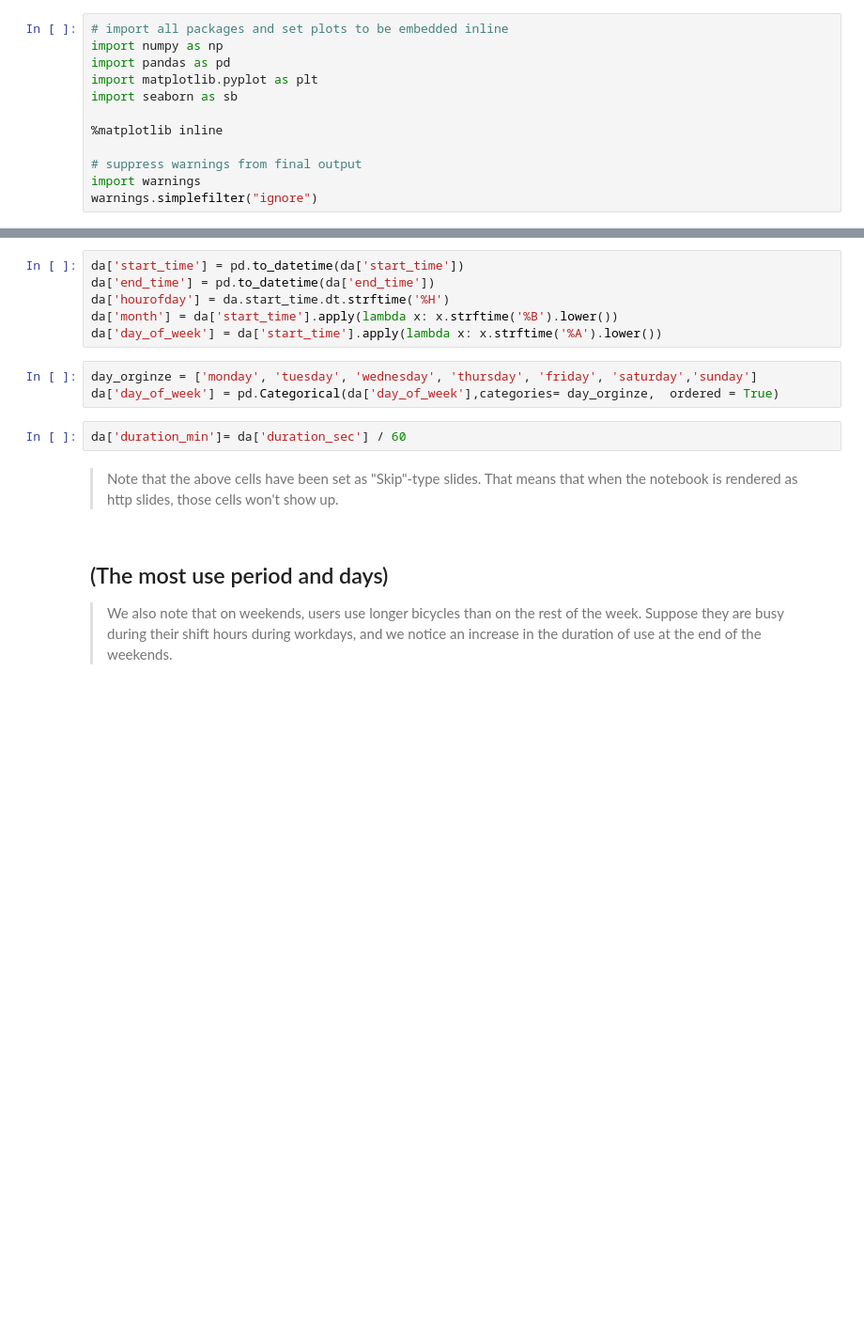
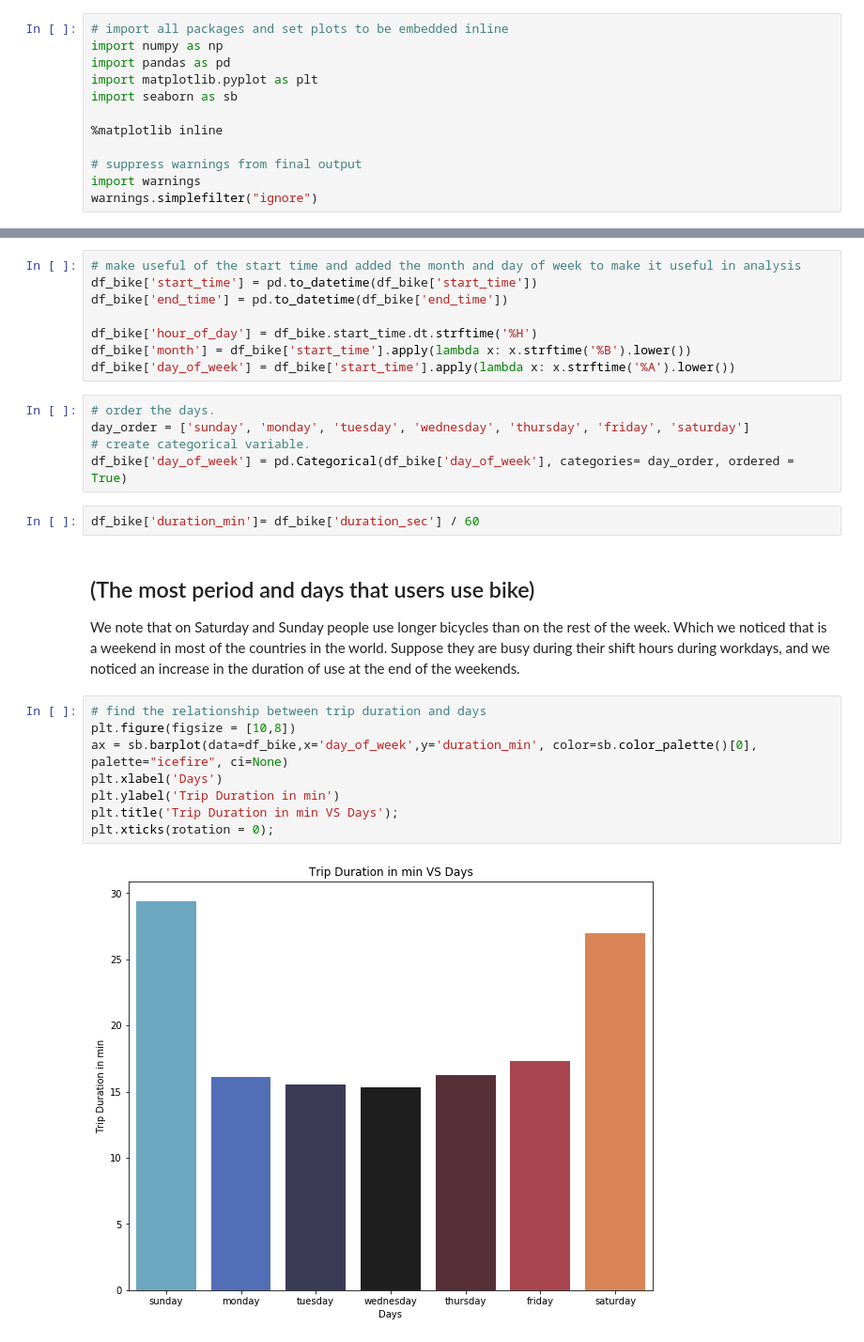
Before and after one commit to ALatif9/Communicate-Data-Findings, a Jupyter notebook: slide_deck_template.ipynb, the cells around one changed output, grey strips where cells are left out. Shown: that part at 94% size. Cells and saved outputs as stored; diff of their text form; blank space fills up the shorter version.

```diff
--- a/slide_deck_template.ipynb
+++ b/slide_deck_template.ipynb
@@ -38,18 +39,29 @@ da.drop(['start_station_id','end_station_id','start_station_latitude','start_sta
 # %%
-da['start_time'] = pd.to_datetime(da['start_time'])
-da['end_time'] = pd.to_datetime(da['end_time'])
-da['hourofday'] = da.start_time.dt.strftime('%H')
-da['month'] = da['start_time'].apply(lambda x: x.strftime('%B').lower())
-da['day_of_week'] = da['start_time'].apply(lambda x: x.strftime('%A').lower())
+# make useful of the start time and added the month and day of week to make it useful in analysis
+df_bike['start_time'] = pd.to_datetime(df_bike['start_time'])
+df_bike['end_time'] = pd.to_datetime(df_bike['end_time'])
+
+df_bike['hour_of_day'] = df_bike.start_time.dt.strftime('%H')
+df_bike['month'] = df_bike['start_time'].apply(lambda x: x.strftime('%B').lower())
+df_bike['day_of_week'] = df_bike['start_time'].apply(lambda x: x.strftime('%A').lower())
 # %%
-day_orginze = ['monday', 'tuesday', 'wednesday', 'thursday', 'friday', 'saturday','sunday']
-da['day_of_week'] = pd.Categorical(da['day_of_week'],categories= day_orginze,  ordered = True)
+# order the days.
+day_order = ['sunday', 'monday', 'tuesday', 'wednesday', 'thursday', 'friday', 'saturday']
+# create categorical variable.
+df_bike['day_of_week'] = pd.Categorical(df_bike['day_of_week'], categories= day_order, ordered = True)
 # %%
-da['duration_min']= da['duration_sec'] / 60
+df_bike['duration_min']= df_bike['duration_sec'] / 60
-# %% [markdown]
-> Note that the above cells have been set as "Skip"-type slides. That means
-that when the notebook is rendered as http slides, those cells won't show up.
 # %% [markdown]
-## (The most use period and days)
+## (The most period and days that users use bike)
 
-> We also note that on weekends, users use longer bicycles than on the rest of the week. Suppose they are busy during their shift hours during workdays, and we notice an increase in the duration of use at the end of the weekends.
+We note that on Saturday and Sunday people use longer bicycles than on the rest of the week. Which we noticed that is a weekend in most of the countries in the world. Suppose they are busy during their shift hours during workdays, and we noticed an increase in the duration of use at the end of the weekends.
+# %%
+# find the relationship between trip duration and days
+plt.figure(figsize = [10,8])
+ax = sb.barplot(data=df_bike,x='day_of_week',y='duration_min', color=sb.color_palette()[0], palette="icefire", ci=None)
+plt.xlabel('Days')
+plt.ylabel('Trip Duration in min')
+plt.title('Trip Duration in min VS Days');
+plt.xticks(rotation = 0);
+# %% [output]
+[figure, added]
```
Also changed, not shown: parts of 15 cells of this notebook, 5 other files.
